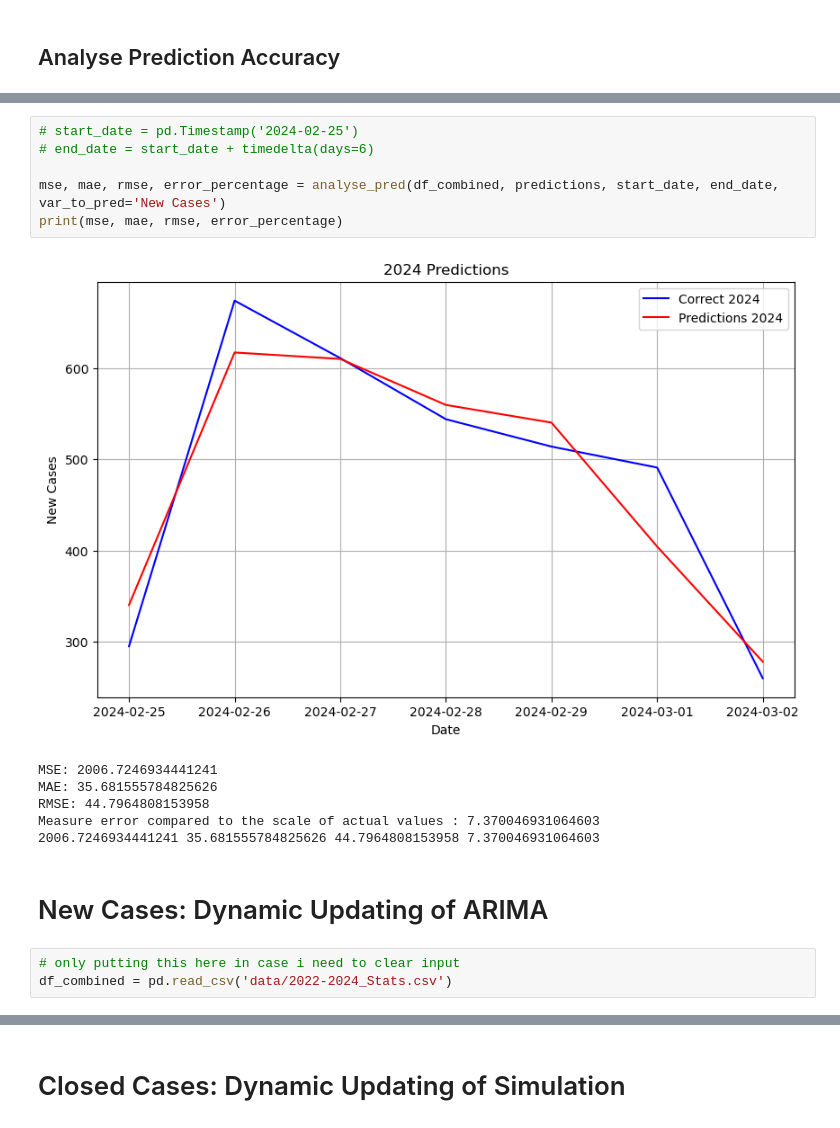
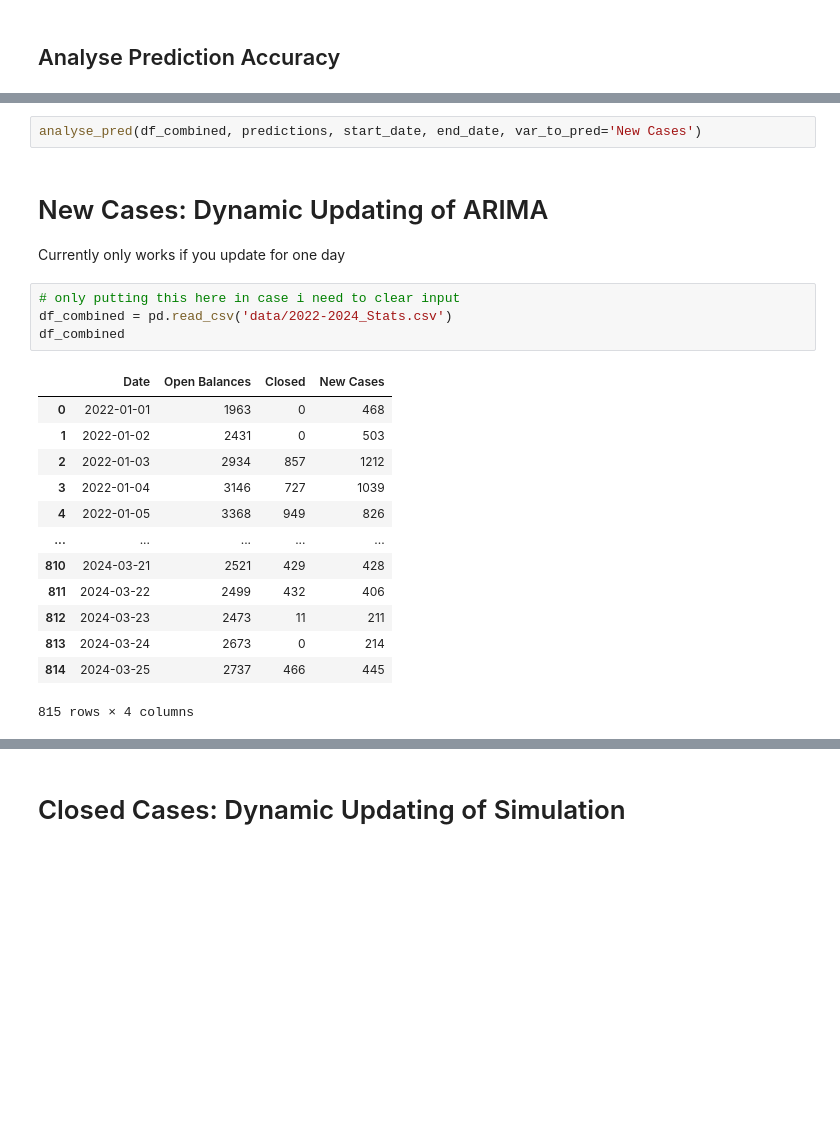
Before and after one commit to janiceyohana/sds-term6-cpf, a Jupyter notebook: Case_Data_Simulation.ipynb, the cells around one changed output, grey strips where cells are left out. Drawn from its saved outputs; the diff is of its cells as text; blank space fills up the shorter version.

```diff
--- a/Case_Data_Simulation.ipynb
+++ b/Case_Data_Simulation.ipynb
@@ -141,19 +114,25 @@ def analyse_pred(df_combined, predictions, start_date, end_date, var_to_pred):
 # %%
-# start_date = pd.Timestamp('2024-02-25')
-# end_date = start_date + timedelta(days=6)
-
-mse, mae, rmse, error_percentage = analyse_pred(df_combined, predictions, start_date, end_date, var_to_pred='New Cases')
-print(mse, mae, rmse, error_percentage)
+analyse_pred(df_combined, predictions, start_date, end_date, var_to_pred='New Cases')
-# %% [output]
-[figure, removed]
-MSE: 2006.7246934441241
-MAE: 35.681555784825626
-RMSE: 44.7964808153958
-Measure error compared to the scale of actual values : 7.370046931064603
-2006.7246934441241 35.681555784825626 44.7964808153958 7.370046931064603
 # %% [markdown]
 # New Cases: Dynamic Updating of ARIMA
+
+Currently only works if you update for one day
 # %%
 # only putting this here in case i need to clear input
 df_combined = pd.read_csv('data/2022-2024_Stats.csv')
+df_combined
+# %% [output]
+|  | Date | Open Balances | Closed | New Cases |
+| 0 | 2022-01-01 | 1963 | 0 | 468 |
+| 1 | 2022-01-02 | 2431 | 0 | 503 |
+| 2 | 2022-01-03 | 2934 | 857 | 1212 |
+| 3 | 2022-01-04 | 3146 | 727 | 1039 |
+| 4 | 2022-01-05 | 3368 | 949 | 826 |
+| ... | ... | ... | ... | ... |
+| 810 | 2024-03-21 | 2521 | 429 | 428 |
+| 811 | 2024-03-22 | 2499 | 432 | 406 |
+| 812 | 2024-03-23 | 2473 | 11 | 211 |
+| 813 | 2024-03-24 | 2673 | 0 | 214 |
+| 814 | 2024-03-25 | 2737 | 466 | 445 |
+815 rows × 4 columns
 # %%
```
Also changed, not shown: parts of 15 cells of this notebook.
